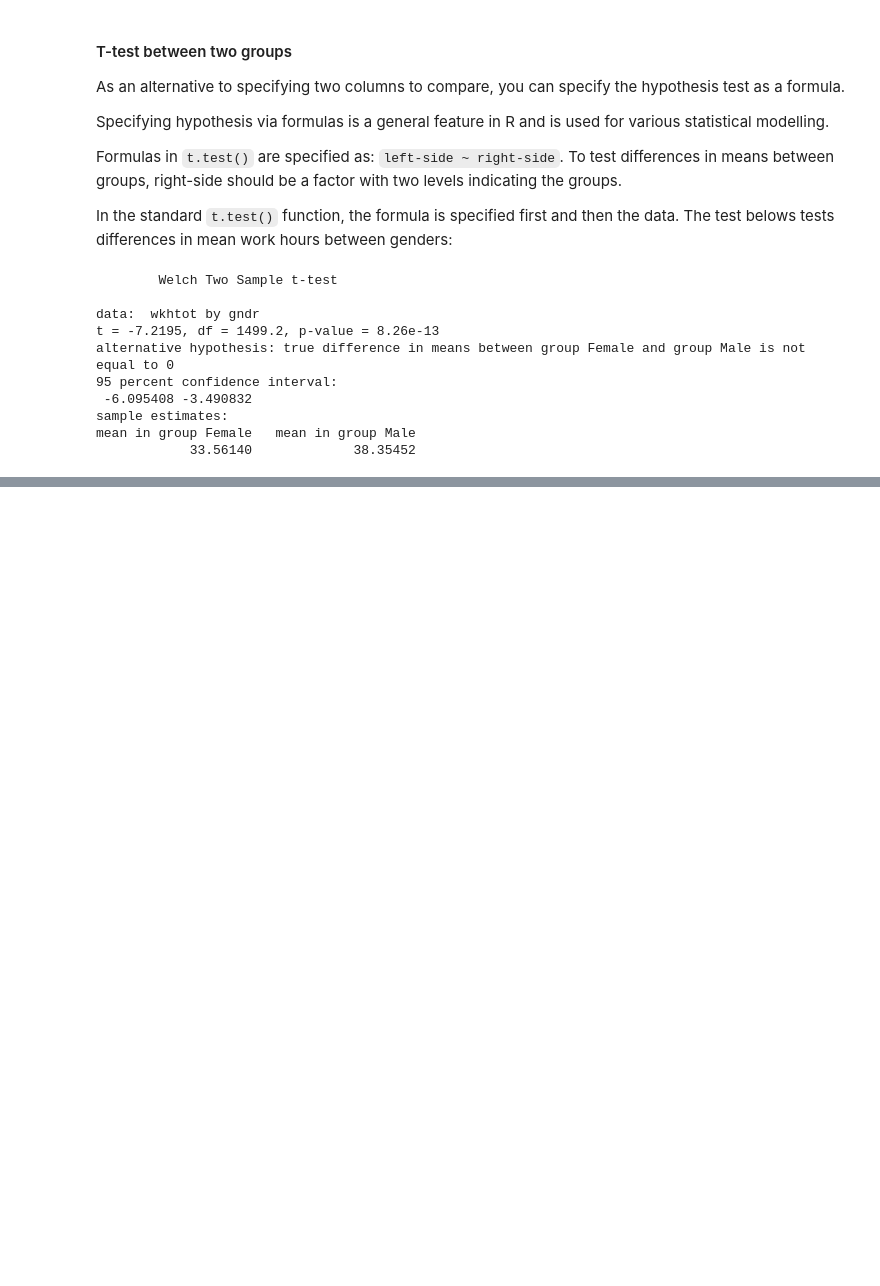
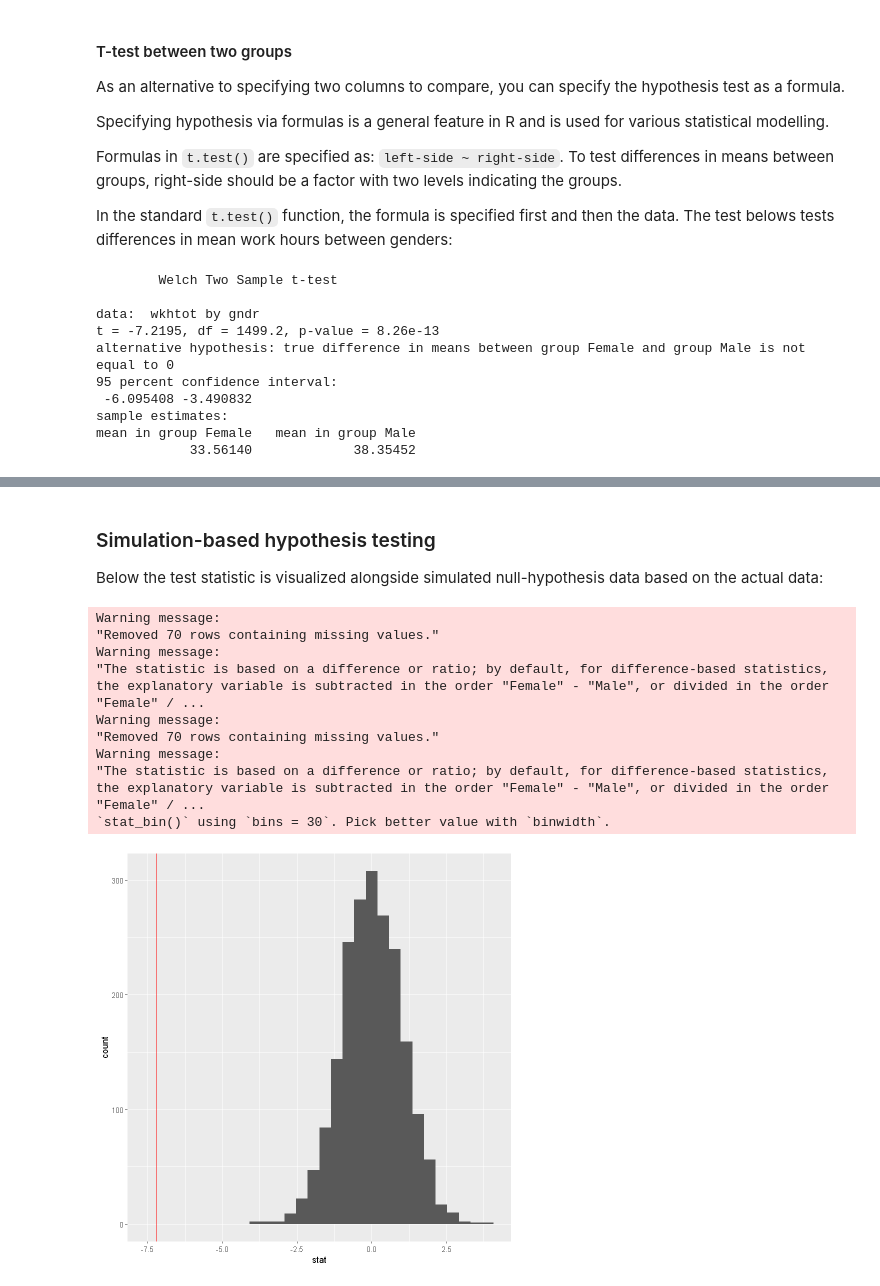
Before and after one commit to quasidemic/teachR, a Jupyter notebook: notebooks/teachR_statistics-intro.ipynb, the cells around one changed output, grey strips where cells are left out. Saved outputs shown, nothing was run; the diff lists cells and outputs as text; code cells hidden in the pictures; blank space fills up the shorter version.

Commit message:
add statistics notebook + update visualiation

```diff
--- a/notebooks/teachR_statistics-intro.ipynb
+++ b/notebooks/teachR_statistics-intro.ipynb
@@ -311,0 +172,39 @@ p_value
+# %% [markdown]
+### Simulation-based hypothesis testing
+
+Below the test statistic is visualized alongside simulated null-hypothesis data based on the actual data:
+# %%
+library(ggplot2)
+
+# simulate null distribution
+null_distn <- ess18 %>%
+  specify(wkhtot ~ gndr) %>%
+  hypothesize(null = "independence") %>%
+  generate(reps = 2000, type = "permute") %>%
+  calculate(
+    stat = "t"
+    )
+
+# calculate observed statistic
+obs_stat <- ess18 %>%
+  specify(wkhtot ~ gndr) %>%
+  calculate(
+    stat = "t"
+    ) %>%
+    pull(stat)
+
+# visualize
+ggplot(null_distn, aes(x = stat)) +
+    geom_histogram() +
+    geom_vline(xintercept = obs_stat, colour = "red")
+# %% [output]
+Warning message:
+"Removed 70 rows containing missing values."
+Warning message:
+"The statistic is based on a difference or ratio; by default, for difference-based statistics, the explanatory variable is subtracted in the order "Female" - "Male", or divided in the order "Female" / ...
+Warning message:
+"Removed 70 rows containing missing values."
+Warning message:
+"The statistic is based on a difference or ratio; by default, for difference-based statistics, the explanatory variable is subtracted in the order "Female" - "Male", or divided in the order "Female" / ...
+`stat_bin()` using `bins = 30`. Pick better value with `binwidth`.
+[figure, added]
```
Also changed, not shown: parts of 25 cells of this notebook, 2 other files.
